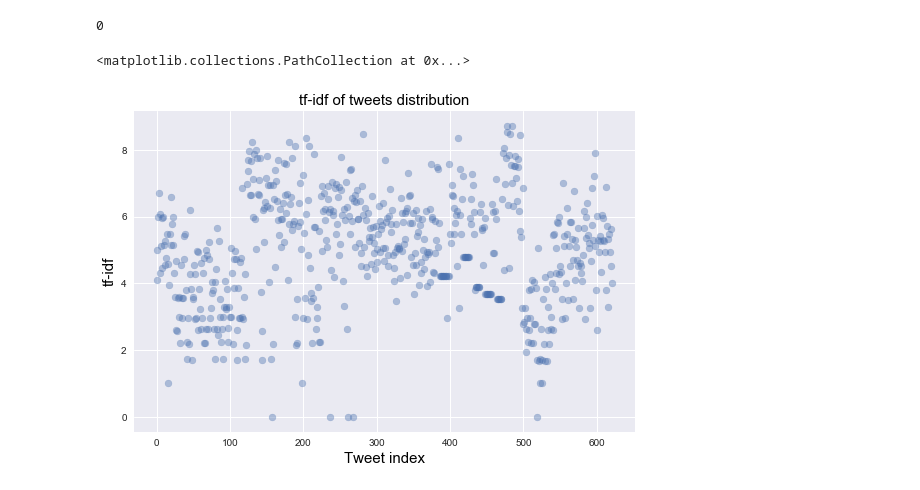
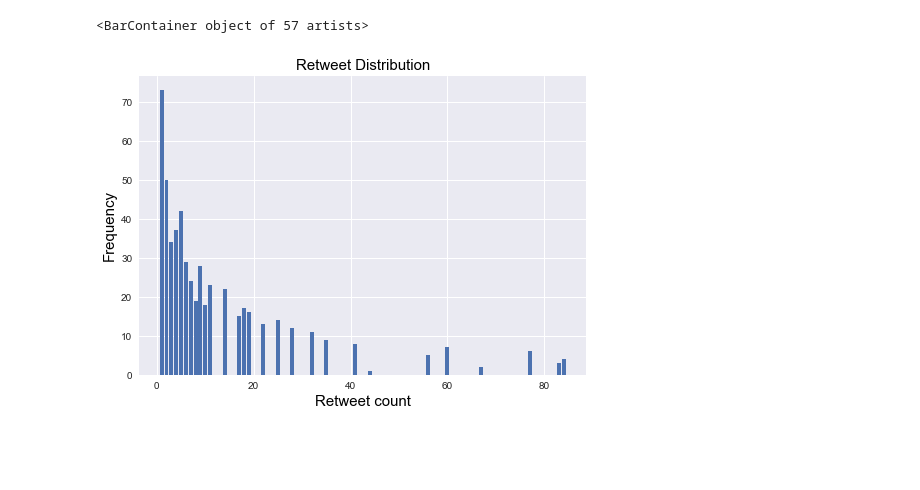
Before and after one commit to MatteoScorcia/Tweet_popularity, a Jupyter notebook: dataset/distributions_try.ipynb, the cells around one changed output. Drawn from its saved outputs; the diff is of its cells as text; code cells hidden in the pictures; blank space fills up the shorter version.

Commit message:
modified plot

```diff
--- a/dataset/distributions_try.ipynb
+++ b/dataset/distributions_try.ipynb
@@ -14,13 +14,14 @@ data.head()
-# %%
-data.index[0]
-# %% [output]
-0
+# %%
+freq = data['retweet_count'].value_counts()
+
+x = freq.values.tolist()
+y = freq.index.tolist()
 # %%
 plt.style.use("seaborn")
-plt.title('tf-idf of tweets distribution', color='black', size=15)
-plt.xlabel('Tweet index', color='black', size=15)
-plt.ylabel('tf-idf', color='black', size=15)
-plt.scatter(data.index.tolist(), data['tf-idf'].tolist(), alpha=0.4)
+plt.title('Retweet Distribution', color='black', size=15)
+plt.xlabel('Retweet count', color='black', size=15)
+plt.ylabel('Frequency', color='black', size=15)
+plt.bar(x,y)
 # %% [output]
-<matplotlib.collections.PathCollection at 0x...>
+<BarContainer object of 57 artists>
-[figure, old version]
+[figure, new version]
```
Also changed, not shown: parts of 10 cells of this notebook, 2 other files.
